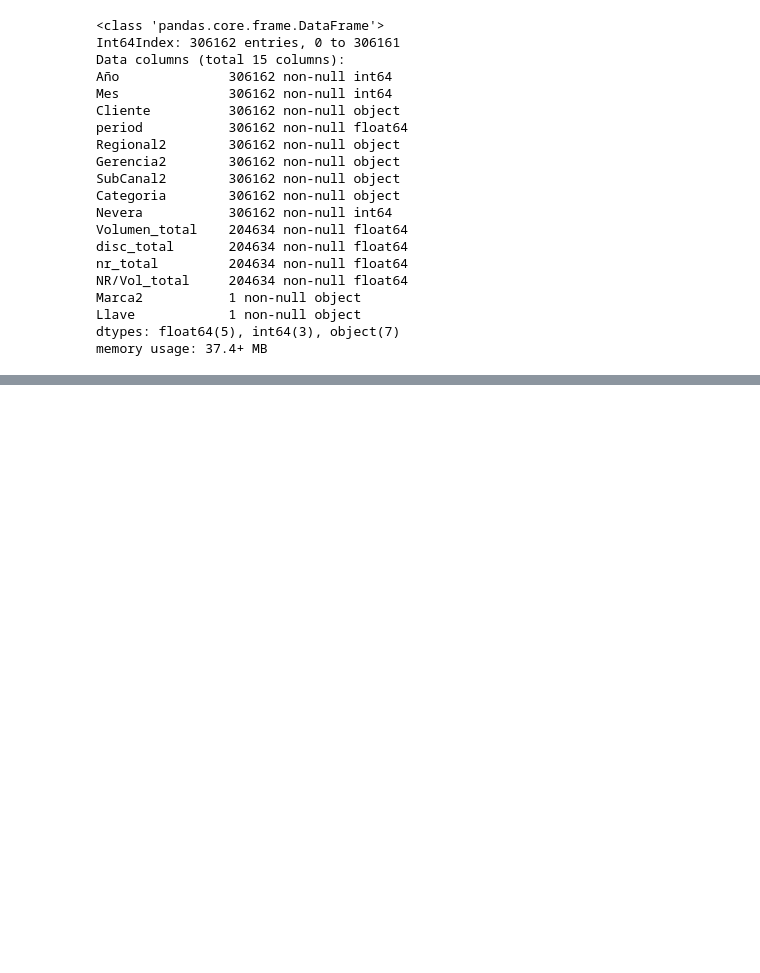
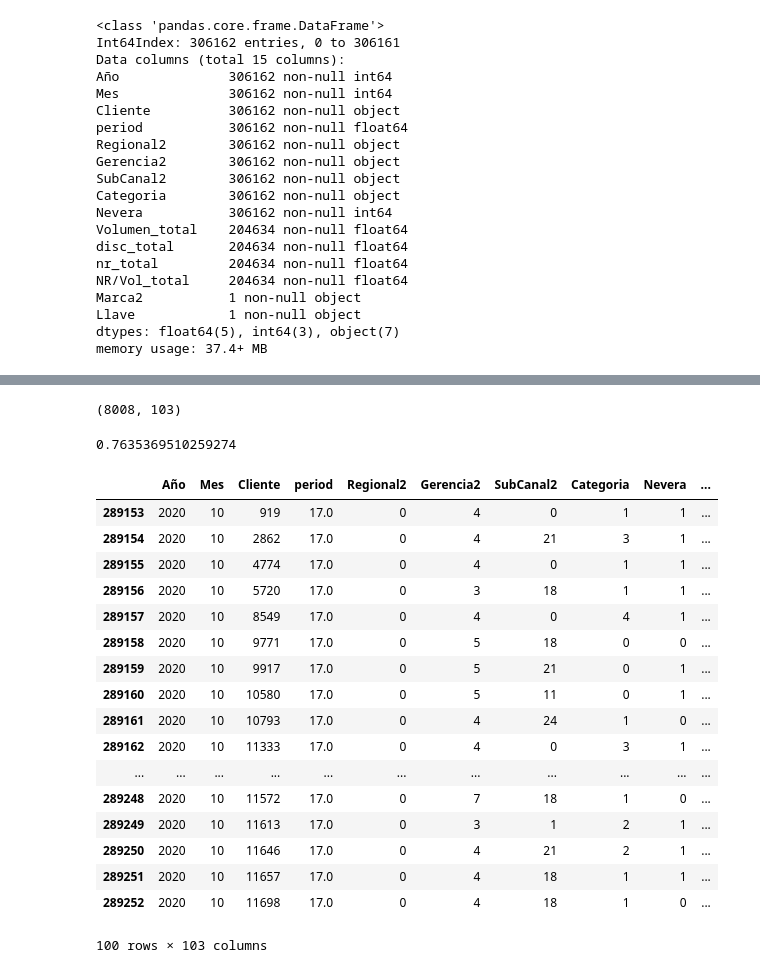
Before and after one commit to sebashc3712/Hackators_Bavaria, a Jupyter notebook: Brand_Expansion_V2.ipynb, the cells around one changed output, grey strips where cells are left out. Saved outputs shown, nothing was run; the diff lists cells and outputs as text; code cells hidden in the pictures; blank space fills up the shorter version.

```diff
--- a/Brand_Expansion_V2.ipynb
+++ b/Brand_Expansion_V2.ipynb
@@ -611,18 +624,27 @@ Llave            1 non-null object
 dtypes: float64(5), int64(3), object(7)
 memory usage: 37.4+ MB
 # %%
+predictions = pd.read_csv('Input3_clientes_test.csv',sep=';')
+test_file=pd.read_csv('Input3_clientes_test.csv',sep=';')
+
 for i in range(0,len(p)):
 
-    data=SetFinalDf(matrix,p[i],products_to_score,df,[1,2,3])
+    data=SetFinalDf(matrix,p[i],products_to_score,df,[1,2,3,4,5,6])
 
-    X_train, y_train, X_val, y_val, X_test, y_test=TrainTestData(data)
+    X_train, y_train, X_val, y_val, X_test, y_test = TrainTestData(data)
 
-    X_test['Cliente']=X_test['Cliente'].astype(str)
+    X = test_file.merge(X_test, how='left', on=['Cliente'])
+    X.drop(['Marca1', 'Marca2', 'Marca3', 'Marca_Inno2', 'Marca_Inno1'], axis=1, inplace=True)
+    X.fillna(0, inplace=True)
+    X = X[X_test.columns.to_list()]
 
-    X_test=X_test.merge(test_file['Cliente'],how='inner',on='Cliente')
-    X_test['Cliente']=(X_test['Cliente'].str.slice(0,-1,1)).astype(int)
-    X_test=X_test.sort_values(by='Cliente')
-    X_test['Cliente']=X_test['Cliente'].astype(str)+"C"
+    #X_test['Cliente']=X_test['Cliente'].astype(str)
+
+    #X_test=X_test.merge(test_file['Cliente'],how='inner',on='Cliente')
+    #X_test['Cliente']=(X_test['Cliente'].str.slice(0,-1,1)).astype(int)
+    #X_test=X_test.sort_values(by='Cliente')
+    #X_test['Cliente']=X_test['Cliente'].astype(str)+"C"
+
 
     model = xgb.XGBClassifier(
         max_depth=10,
@@ -647,5 +669,7 @@ for i in range(0,len(p)):
 
     #pred=model.predict_proba(X_test)
 
-    joblib.dump(model,'model'+str(p[i])+'.joblib')
+    predictions.iloc[:,i+1] = model.predict_proba(X)[:,1]
+
+    joblib.dump(model,'model'+str(p[i])+ '_2'+ '.joblib')
 # %% [output]
@@ -668,0 +696,15 @@ Stopping. Best iteration:
+# %%
+import joblib
+p=[42,26,102,69,70]
+test_file=pd.read_csv('Input3_clientes_test.csv',sep=';')
+predictions = test_file.copy()
+
+for i in range(len(p)):
+    data=SetFinalDf(matrix,p[i],products_to_score,df,[1,2,3,4,5,6])
+    X_train, y_train, X_val, y_val, X_test, y_test=TrainTestData(data)
+    X = test_file.merge(X_test, how='left', on=['Cliente'])
+    X.drop(['Marca1', 'Marca2', 'Marca3', 'Marca_Inno2', 'Marca_Inno1'], axis=1, inplace=True)
+    X.fillna(0, inplace=True)
+    X = X[X_test.columns.to_list()]
+    model = joblib.load('model{}_2.joblib'.format(p[i]))
+    predictions.iloc[:,i+1] = model.predict(X)
@@ -668,0 +719,34 @@ Stopping. Best iteration:
+# %%
+X.columns == X_test.columns
+X_test.columns
+X.columns
+
+X = X_test[X_test['Cliente'].isin(list(test_file['Cliente']))]
+X.shape
+# %% [output]
+(8008, 103)
+# %%
+model.score(X_val, y_val)
+# %% [output]
+0.7635369510259274
+# %%
+X_test.head(100)
+# %% [output]
+|  | Año | Mes | Cliente | period | Regional2 | Gerencia2 | SubCanal2 | Categoria | Nevera | ... |
+| 289153 | 2020 | 10 | 919 | 17.0 | 0 | 4 | 0 | 1 | 1 | ... |
+| 289154 | 2020 | 10 | 2862 | 17.0 | 0 | 4 | 21 | 3 | 1 | ... |
+| 289155 | 2020 | 10 | 4774 | 17.0 | 0 | 4 | 0 | 1 | 1 | ... |
+| 289156 | 2020 | 10 | 5720 | 17.0 | 0 | 3 | 18 | 1 | 1 | ... |
+| 289157 | 2020 | 10 | 8549 | 17.0 | 0 | 4 | 0 | 4 | 1 | ... |
+| 289158 | 2020 | 10 | 9771 | 17.0 | 0 | 5 | 18 | 0 | 0 | ... |
+| 289159 | 2020 | 10 | 9917 | 17.0 | 0 | 5 | 21 | 0 | 1 | ... |
+| 289160 | 2020 | 10 | 10580 | 17.0 | 0 | 5 | 11 | 0 | 1 | ... |
+| 289161 | 2020 | 10 | 10793 | 17.0 | 0 | 4 | 24 | 1 | 0 | ... |
+| 289162 | 2020 | 10 | 11333 | 17.0 | 0 | 4 | 0 | 3 | 1 | ... |
+| ... | ... | ... | ... | ... | ... | ... | ... | ... | ... | ... |
+| 289248 | 2020 | 10 | 11572 | 17.0 | 0 | 7 | 18 | 1 | 0 | ... |
+| 289249 | 2020 | 10 | 11613 | 17.0 | 0 | 3 | 1 | 2 | 1 | ... |
+| 289250 | 2020 | 10 | 11646 | 17.0 | 0 | 4 | 21 | 2 | 1 | ... |
+| 289251 | 2020 | 10 | 11657 | 17.0 | 0 | 4 | 18 | 1 | 1 | ... |
+| 289252 | 2020 | 10 | 11698 | 17.0 | 0 | 4 | 18 | 1 | 0 | ... |
+100 rows × 103 columns
```
Also changed, not shown: parts of 16 cells of this notebook.
